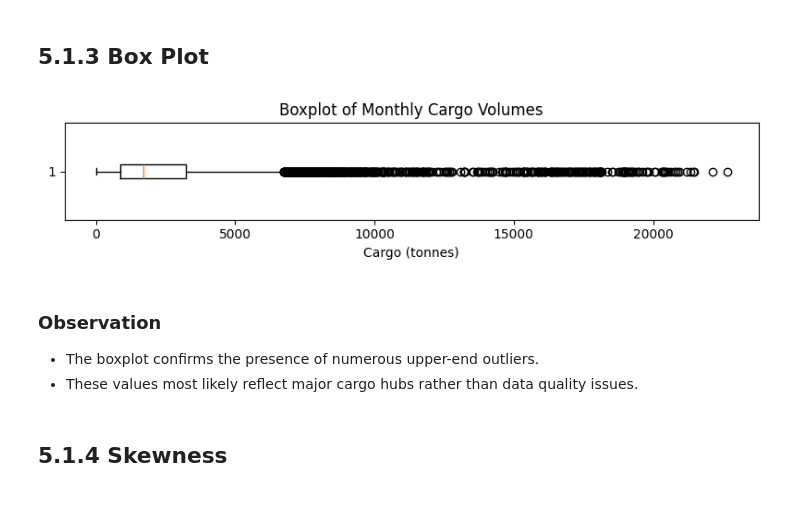
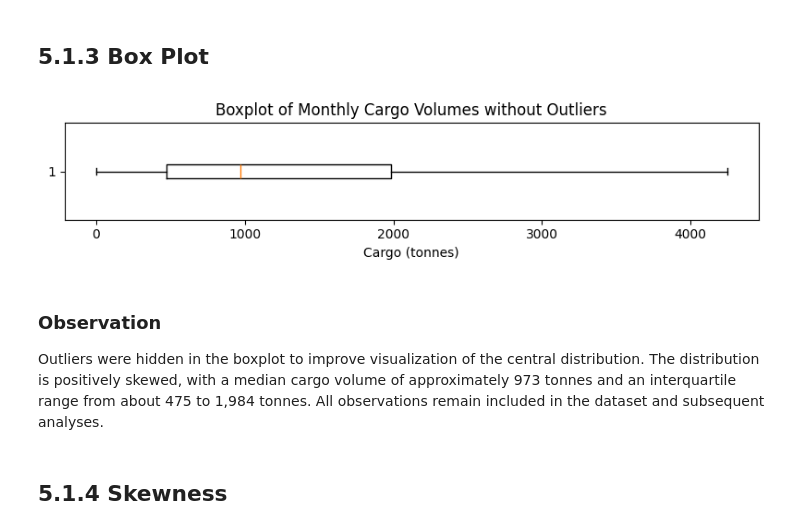
Before and after one commit to h-albrecht-ams/Capstone-Project, a Jupyter notebook: python/01_cargo_analysis.ipynb, the cells around one changed output. Saved outputs shown, nothing was run; the diff lists cells and outputs as text; code cells hidden in the pictures; blank space fills up the shorter version.

```diff
--- a/python/01_cargo_analysis.ipynb
+++ b/python/01_cargo_analysis.ipynb
@@ -1154,23 +1197,22 @@ plt.show()
 - A relatively small number of observations form a long right tail.
 # %% [markdown]
 ## 5.1.3 Box Plot
-# %%
-plt.figure(figsize=(8,2))
-
-plt.boxplot(cargo_core["cargo"], vert=False)
-
-plt.title("Boxplot of Monthly Cargo Volumes")
-plt.xlabel("Cargo (tonnes)")
-
-plt.tight_layout()
-plt.show()
-# %% [output]
-[figure, removed]
+# %%
+plt.figure(figsize=(8, 2))
+
+plt.boxplot(cargo_values, vert=False, showfliers=False)
+
+plt.title("Boxplot of Monthly Cargo Volumes without Outliers")
+plt.xlabel("Cargo (tonnes)")
+
+plt.tight_layout()
+plt.show()
+# %% [output]
+[figure, added]
 # %% [markdown]
 ### Observation
 
-- The boxplot confirms the presence of numerous upper-end outliers.
-- These values most likely reflect major cargo hubs rather than data quality issues.
+Outliers were hidden in the boxplot to improve visualization of the central distribution. The distribution is positively skewed, with a median cargo volume of approximately 973 tonnes and an interquartile range from about 475 to 1,984 tonnes. All observations remain included in the dataset and subsequent analyses.
 # %% [markdown]
 ## 5.1.4 Skewness
 # %%
```
Also changed, not shown: parts of 105 cells of this notebook.
